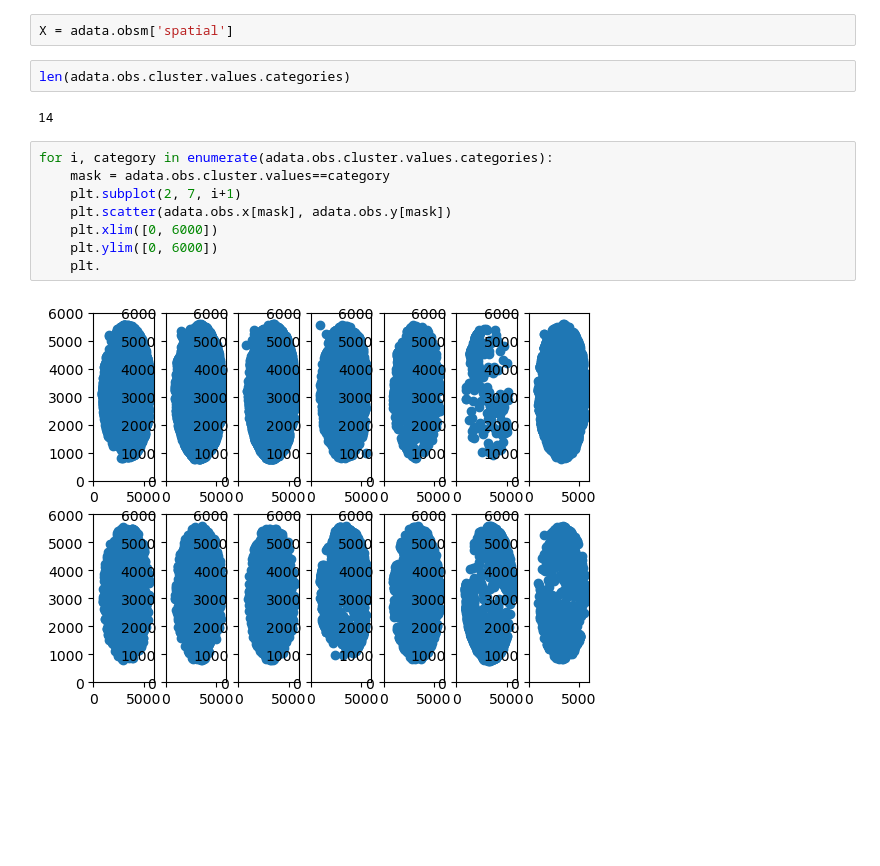
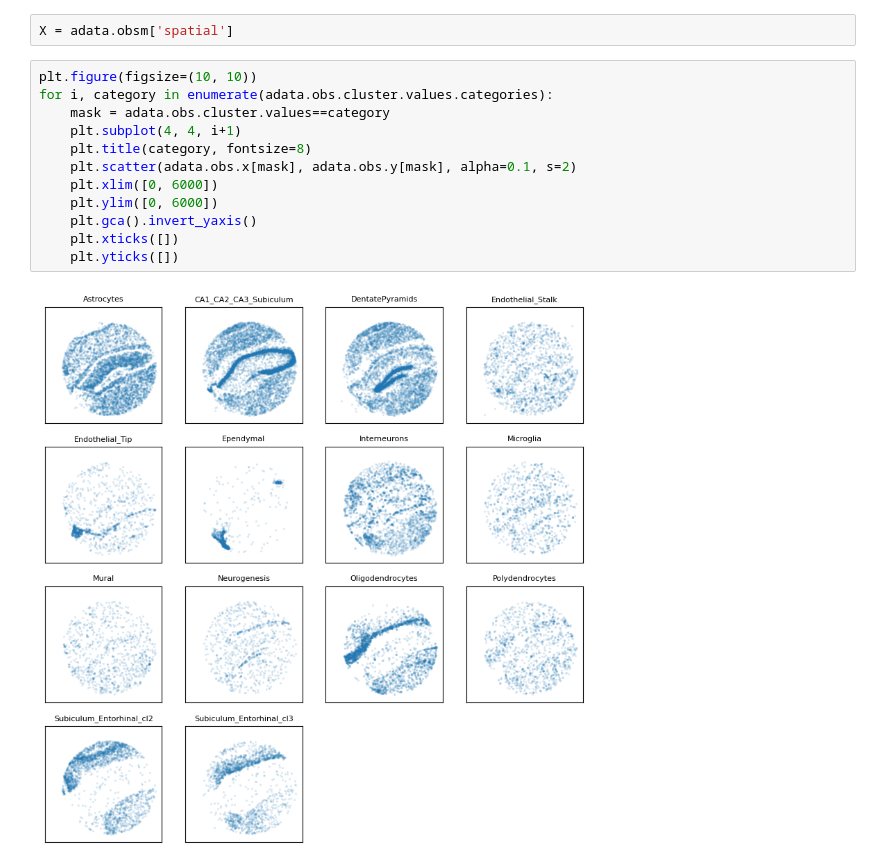
Before and after one commit to luisdiaz1997/GPzoo, a Jupyter notebook: notebooks/Slideseq_NSF.ipynb, the cells around one changed output. Cells and saved outputs as stored; diff of their text form; blank space fills up the shorter version.

```diff
--- a/notebooks/Slideseq_NSF.ipynb
+++ b/notebooks/Slideseq_NSF.ipynb
@@ -18,17 +20,17 @@ Y_sums = np.array(np.sum(adata.raw.X > 0, axis=0))[0]
 Y = np.array(adata.raw.X[:, Y_sums>1000].todense() * 1000, dtype=int).T
 # %%
 X = adata.obsm['spatial']
-# %%
-len(adata.obs.cluster.values.categories)
-# %% [output]
-14
 # %%
+plt.figure(figsize=(10, 10))
 for i, category in enumerate(adata.obs.cluster.values.categories):
     mask = adata.obs.cluster.values==category
-    plt.subplot(2, 7, i+1)
-    plt.scatter(adata.obs.x[mask], adata.obs.y[mask])
+    plt.subplot(4, 4, i+1)
+    plt.title(category, fontsize=8)
+    plt.scatter(adata.obs.x[mask], adata.obs.y[mask], alpha=0.1, s=2)
     plt.xlim([0, 6000])
     plt.ylim([0, 6000])
-    plt.
+    plt.gca().invert_yaxis()
+    plt.xticks([])
+    plt.yticks([])
 # %% [output]
-[figure, old version]
+[figure, new version]
```
Also changed, not shown: parts of 14 cells of this notebook, 4 other files.
